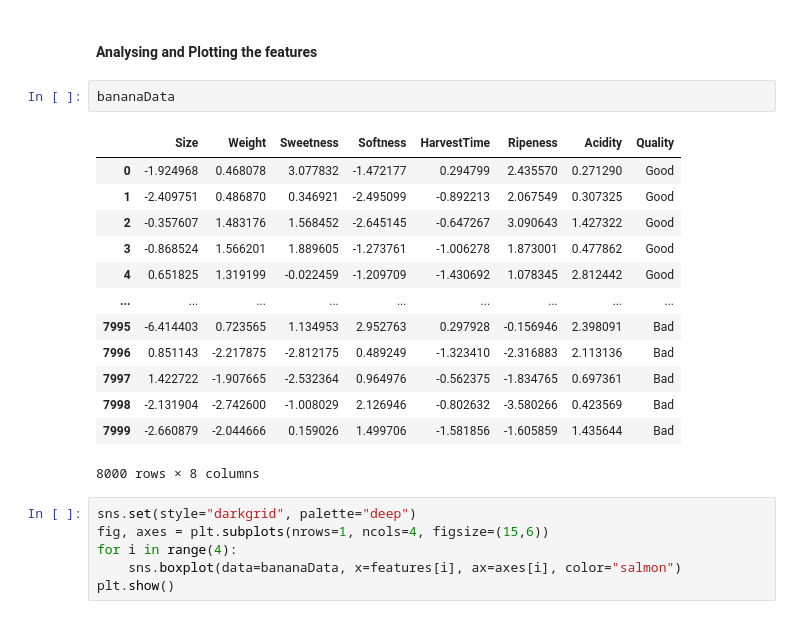
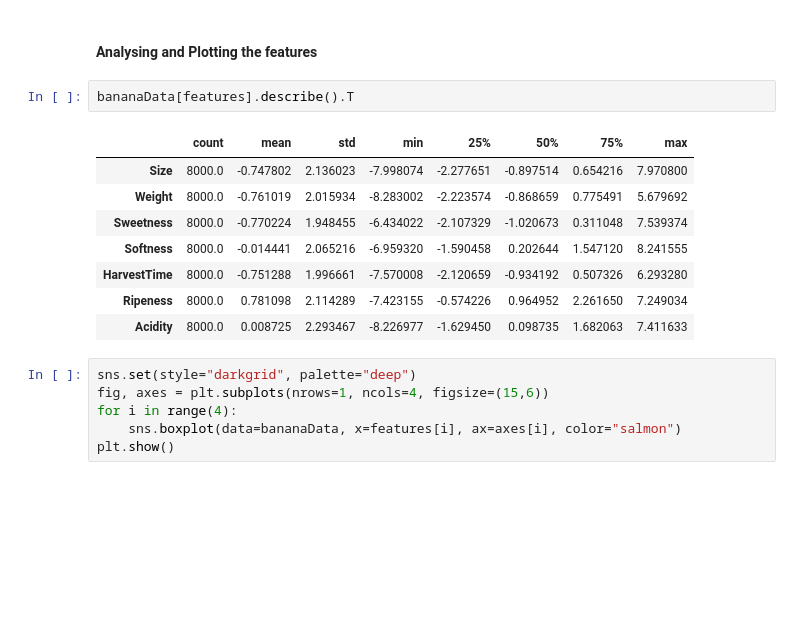
Before and after one commit to alonsobern/Data-Mining-Machine-Learning, a Jupyter notebook: Banana Quality/Banana_Quality.ipynb, the cells around one changed output. Cells and saved outputs as stored; diff of their text form; blank space fills up the shorter version.

```diff
--- a/Banana Quality/Banana_Quality.ipynb
+++ b/Banana Quality/Banana_Quality.ipynb
@@ -131,21 +147,16 @@ plt.show()
 # %% [markdown]
 #### **Analysing and Plotting the features**
-# %%
-bananaData
-# %% [output]
-|  | Size | Weight | Sweetness | Softness | HarvestTime | Ripeness | Acidity | Quality |
-| 0 | -1.924968 | 0.468078 | 3.077832 | -1.472177 | 0.294799 | 2.435570 | 0.271290 | Good |
-| 1 | -2.409751 | 0.486870 | 0.346921 | -2.495099 | -0.892213 | 2.067549 | 0.307325 | Good |
-| 2 | -0.357607 | 1.483176 | 1.568452 | -2.645145 | -0.647267 | 3.090643 | 1.427322 | Good |
-| 3 | -0.868524 | 1.566201 | 1.889605 | -1.273761 | -1.006278 | 1.873001 | 0.477862 | Good |
-| 4 | 0.651825 | 1.319199 | -0.022459 | -1.209709 | -1.430692 | 1.078345 | 2.812442 | Good |
-| ... | ... | ... | ... | ... | ... | ... | ... | ... |
-| 7995 | -6.414403 | 0.723565 | 1.134953 | 2.952763 | 0.297928 | -0.156946 | 2.398091 | Bad |
-| 7996 | 0.851143 | -2.217875 | -2.812175 | 0.489249 | -1.323410 | -2.316883 | 2.113136 | Bad |
-| 7997 | 1.422722 | -1.907665 | -2.532364 | 0.964976 | -0.562375 | -1.834765 | 0.697361 | Bad |
-| 7998 | -2.131904 | -2.742600 | -1.008029 | 2.126946 | -0.802632 | -3.580266 | 0.423569 | Bad |
-| 7999 | -2.660879 | -2.044666 | 0.159026 | 1.499706 | -1.581856 | -1.605859 | 1.435644 | Bad |
-8000 rows × 8 columns
+# %%
+bananaData[features].describe().T
+# %% [output]
+|  | count | mean | std | min | 25% | 50% | 75% | max |
+| Size | 8000.0 | -0.747802 | 2.136023 | -7.998074 | -2.277651 | -0.897514 | 0.654216 | 7.970800 |
+| Weight | 8000.0 | -0.761019 | 2.015934 | -8.283002 | -2.223574 | -0.868659 | 0.775491 | 5.679692 |
+| Sweetness | 8000.0 | -0.770224 | 1.948455 | -6.434022 | -2.107329 | -1.020673 | 0.311048 | 7.539374 |
+| Softness | 8000.0 | -0.014441 | 2.065216 | -6.959320 | -1.590458 | 0.202644 | 1.547120 | 8.241555 |
+| HarvestTime | 8000.0 | -0.751288 | 1.996661 | -7.570008 | -2.120659 | -0.934192 | 0.507326 | 6.293280 |
+| Ripeness | 8000.0 | 0.781098 | 2.114289 | -7.423155 | -0.574226 | 0.964952 | 2.261650 | 7.249034 |
+| Acidity | 8000.0 | 0.008725 | 2.293467 | -8.226977 | -1.629450 | 0.098735 | 1.682063 | 7.411633 |
 # %%
 sns.set(style="darkgrid", palette="deep")
 fig, axes = plt.subplots(nrows=1, ncols=4, figsize=(15,6))
```
Also changed, not shown: parts of 14 cells of this notebook.
